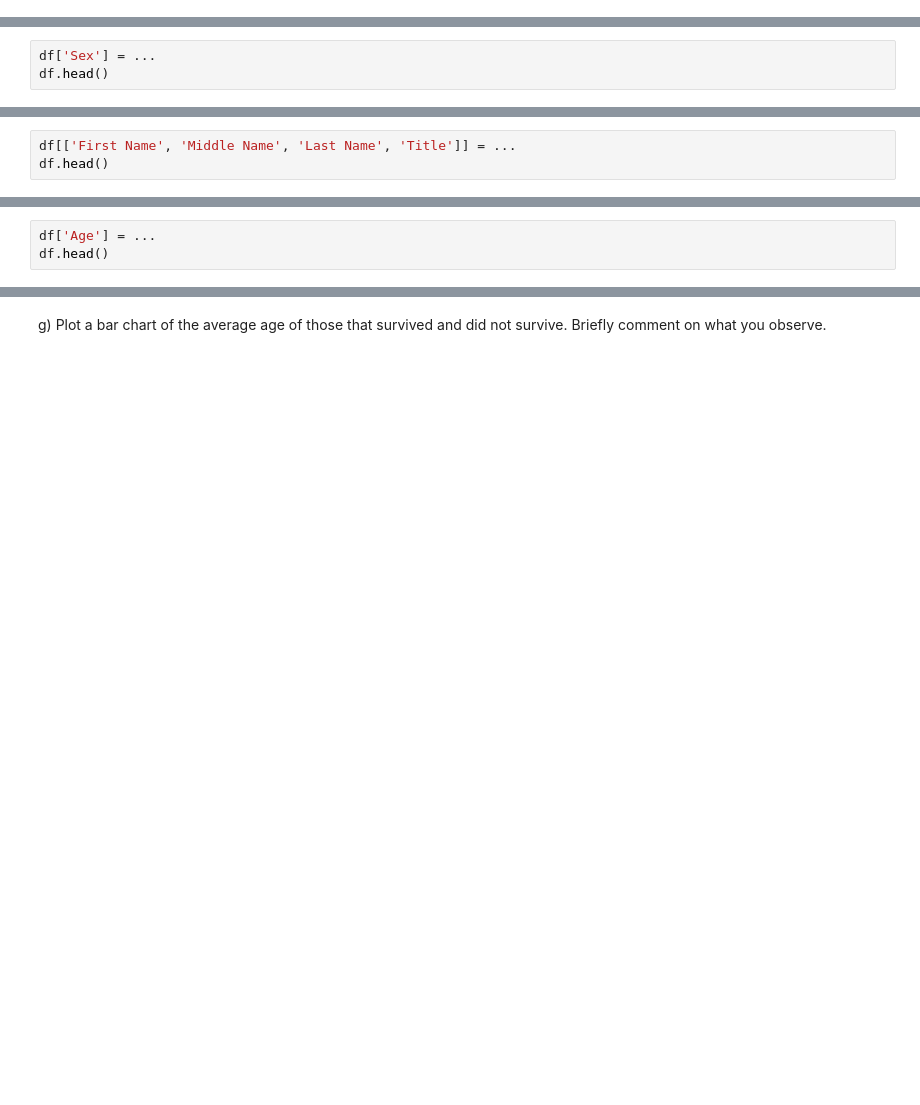
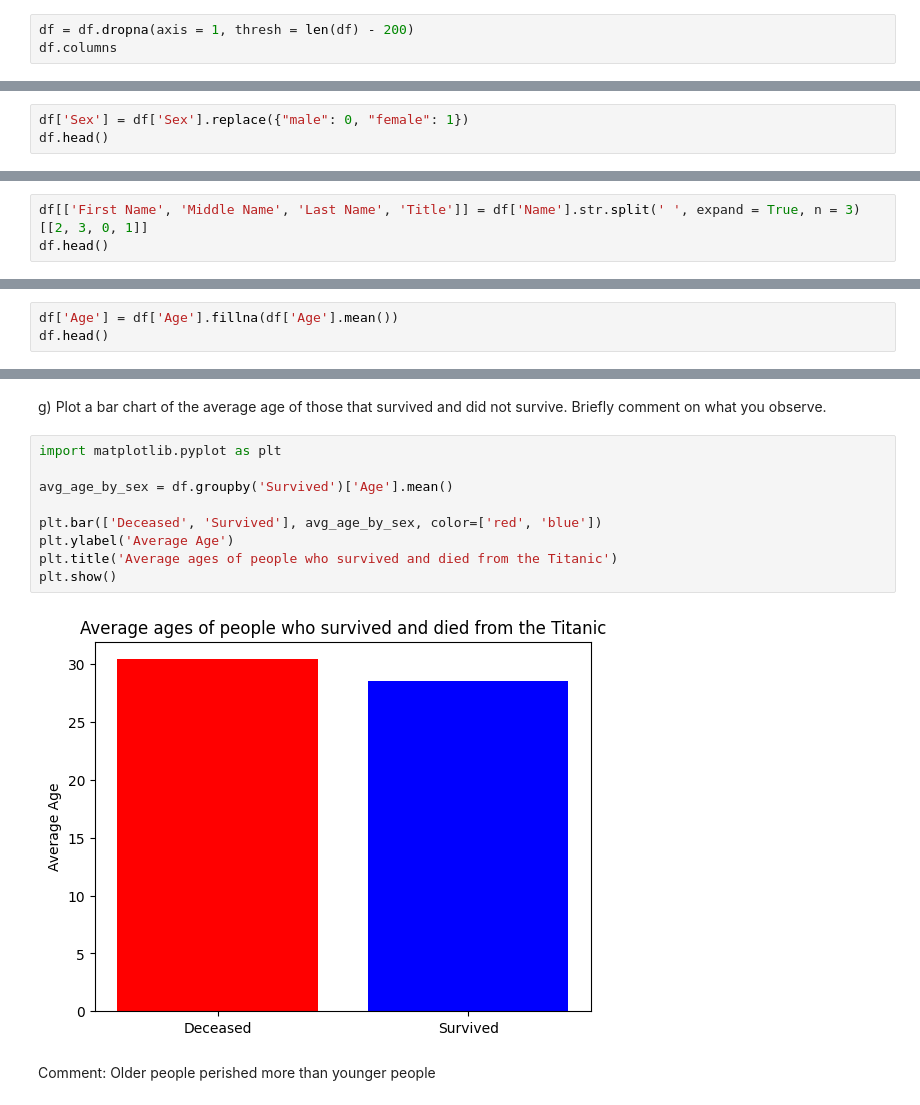
Before and after one commit to jtjohnnyx/Data-Science-Fundamentals, a Jupyter notebook: lecture_02/worksheet_02.ipynb, the cells around one changed output, grey strips where cells are left out. Cells and saved outputs as stored; diff of their text form; blank space fills up the shorter version.

```diff
--- a/lecture_02/worksheet_02.ipynb
+++ b/lecture_02/worksheet_02.ipynb
@@ -55,0 +67,3 @@ df.columns
+# %%
+df = df.dropna(axis = 1, thresh = len(df) - 200)
+df.columns
@@ -56,5 +74,5 @@ df.columns
 # %% [markdown]
 d) Complete the code below to replaces `male` with 0 and `female` with 1
 # %%
-df['Sex'] = ...
+df['Sex'] = df['Sex'].replace({"male": 0, "female": 1})
 df.head()
@@ -69,5 +94,5 @@ For example: `Braund, Mr. Owen Harris` would be:
 
 Anything not clearly one of the above 4 categories can be ignored.
 # %%
-df[['First Name', 'Middle Name', 'Last Name', 'Title']] = ...
+df[['First Name', 'Middle Name', 'Last Name', 'Title']] = df['Name'].str.split(' ', expand = True, n = 3)[[2, 3, 0, 1]]
 df.head()
@@ -74,5 +106,5 @@ df.head()
 # %% [markdown]
 f) Complete the code below to replace all missing ages with the average age
 # %%
-df['Age'] = ...
+df['Age'] = df['Age'].fillna(df['Age'].mean())
 df.head()
@@ -79,2 +118,15 @@ df.head()
 # %% [markdown]
 g) Plot a bar chart of the average age of those that survived and did not survive. Briefly comment on what you observe.
+# %%
+import matplotlib.pyplot as plt
+
+avg_age_by_sex = df.groupby('Survived')['Age'].mean()
+
+plt.bar(['Deceased', 'Survived'], avg_age_by_sex, color=['red', 'blue'])
+plt.ylabel('Average Age')
+plt.title('Average ages of people who survived and died from the Titanic')
+plt.show()
+# %% [output]
+[figure, added]
+# %% [markdown]
+Comment: Older people perished more than younger people
```
Also changed, not shown: parts of 7 cells of this notebook, 1 other file.
